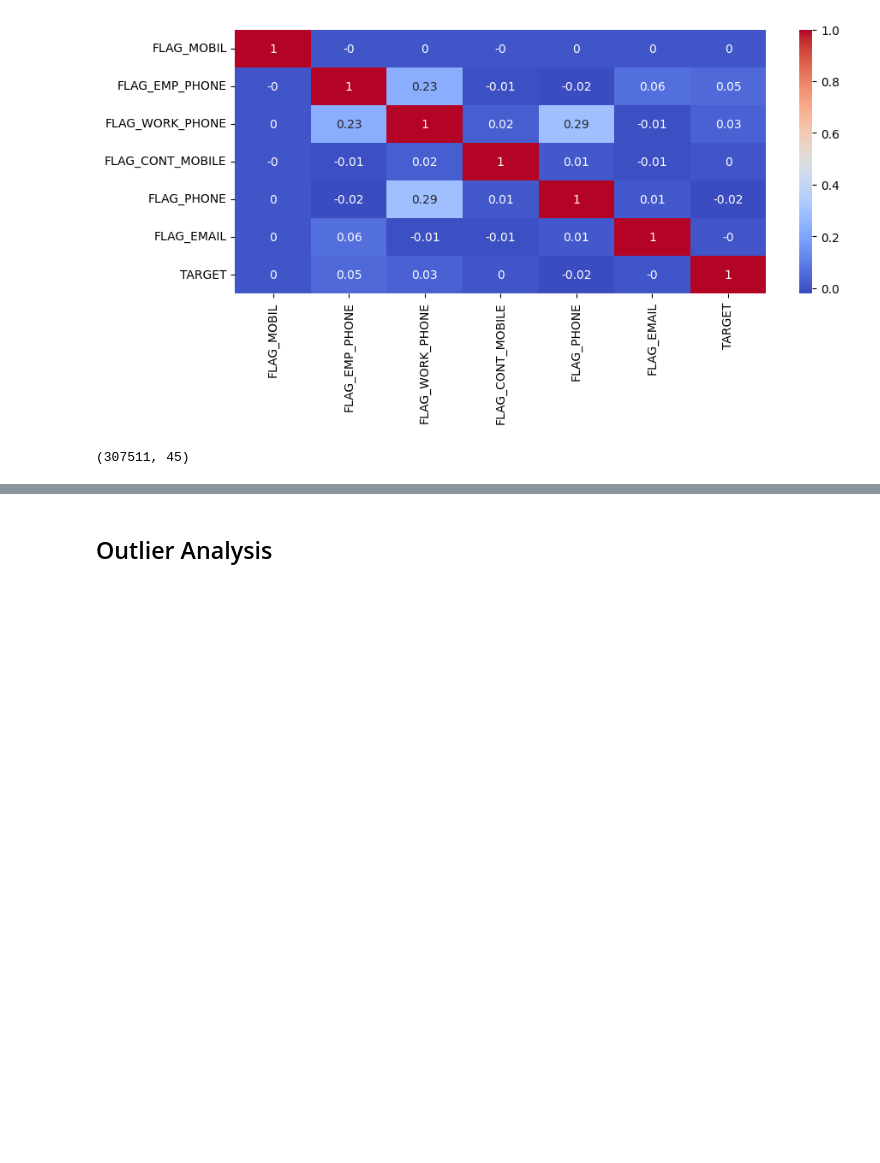
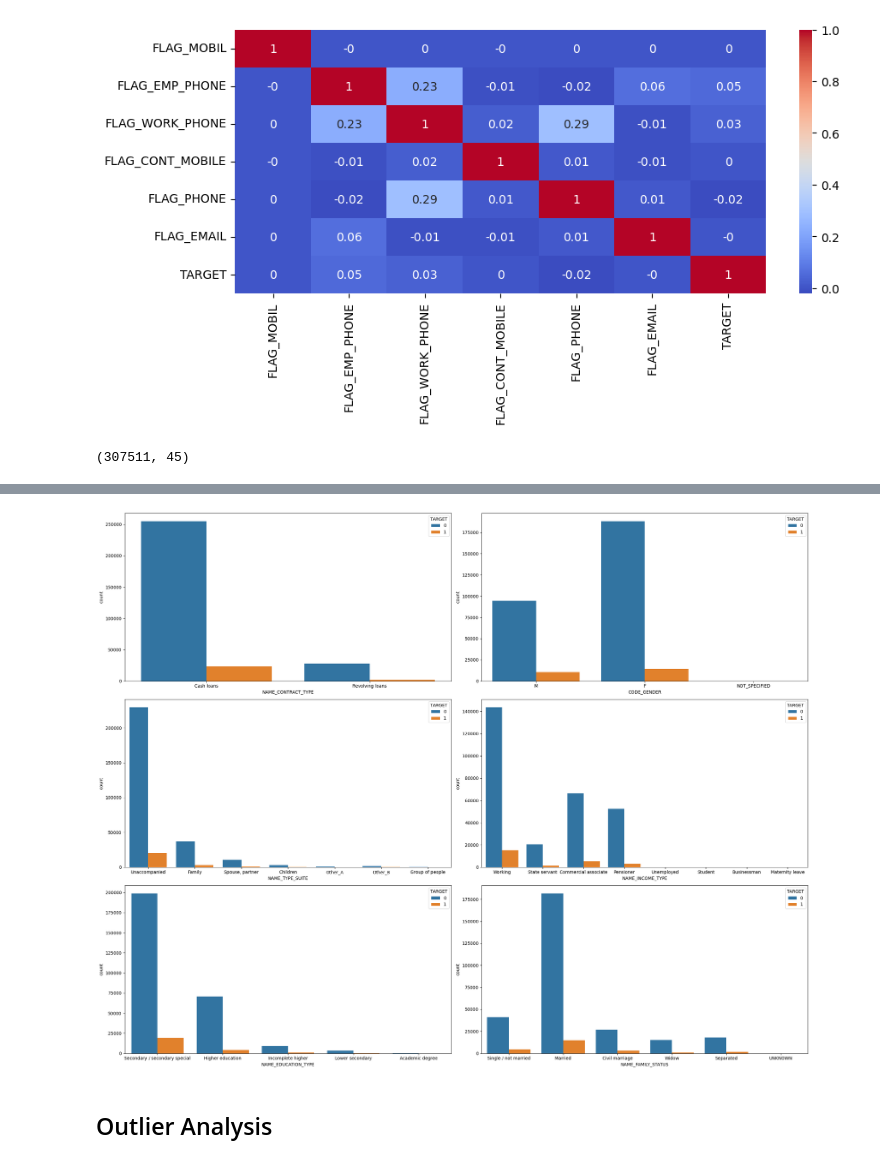
Before and after one commit to yuvi31102000/Loan_default, a Jupyter notebook: Loan_default.ipynb, the cells around one changed output, grey strips where cells are left out. Cells and saved outputs as stored; diff of their text form; code cells hidden in the pictures; blank space fills up the shorter version.

```diff
--- a/Loan_default.ipynb
+++ b/Loan_default.ipynb
@@ -509,3 +535,12 @@ df_app_data.to_csv('/content/drive/MyDrive/df_app_data.csv', index=False)
+# %%
+fig, axes = plt.subplots(3, 2, figsize=(23, 18))
+
+for i, col in enumerate(cat_cols[:6]):
+    sns.countplot(data=df_app_data, x=col, hue='TARGET', ax=axes[i // 2, i % 2])
+plt.tight_layout()
+plt.show()
+# %% [output]
+[figure, added]
 # %% [markdown]
 ## Outlier Analysis
 # %%
```
Also changed, not shown: parts of 7 cells of this notebook.
